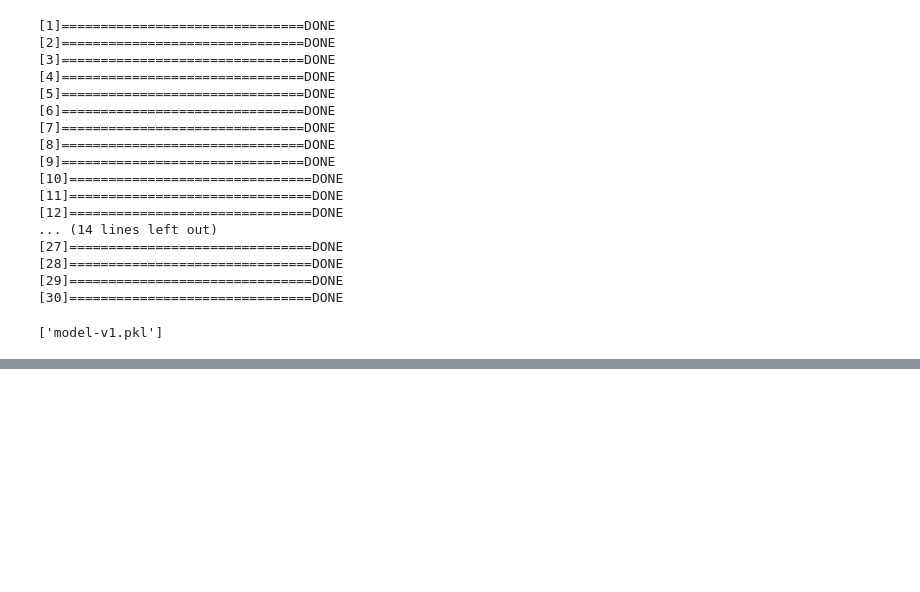
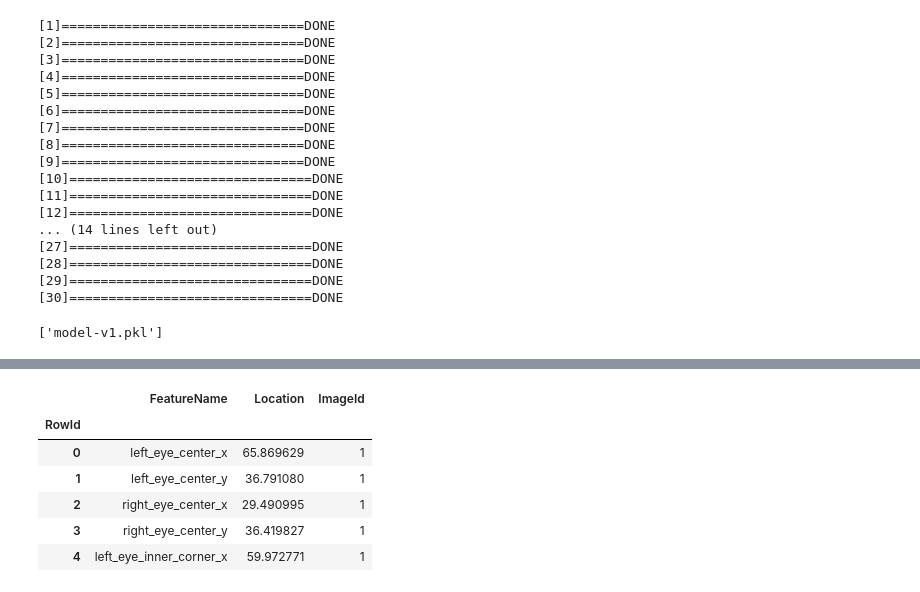
Before and after one commit to vishal-adithya/FacePointX, a Jupyter notebook: main.ipynb, the cells around one changed output, grey strips where cells are left out. Drawn from its saved outputs; the diff is of its cells as text; code cells hidden in the pictures; blank space fills up the shorter version.

```diff
--- a/main.ipynb
+++ b/main.ipynb
@@ -173,0 +204,25 @@ joblib.dump(model_dict,"model-v1.pkl")
+# %%
+keypoint_names = [
+    "left_eye_center_x", "left_eye_center_y",
+    "right_eye_center_x", "right_eye_center_y",
+    "left_eye_inner_corner_x", "left_eye_inner_corner_y",
+    "left_eye_outer_corner_x", "left_eye_outer_corner_y",
+    "right_eye_inner_corner_x", "right_eye_inner_corner_y",
+    "right_eye_outer_corner_x", "right_eye_outer_corner_y",
+    "left_eyebrow_inner_end_x", "left_eyebrow_inner_end_y",
+    "left_eyebrow_outer_end_x", "left_eyebrow_outer_end_y",
+    "right_eyebrow_inner_end_x", "right_eyebrow_inner_end_y",
+    "right_eyebrow_outer_end_x", "right_eyebrow_outer_end_y",
+    "nose_tip_x", "nose_tip_y",
+    "mouth_left_corner_x", "mouth_left_corner_y",
+    "mouth_right_corner_x", "mouth_right_corner_y",
+    "mouth_center_top_lip_x", "mouth_center_top_lip_y",
+    "mouth_center_bottom_lip_x", "mouth_center_bottom_lip_y"
+]
+# %%
+y_pred_df = pd.DataFrame()
+
+for i, (model_key, model) in enumerate(model_dict.items()):
+    y_pred_df["FeatureName"] = keypoint_names[i]
+    y_pred_df["Location"] = model.predict(X_test_features)
+y_pred_df.head()
@@ -173,0 +236,27 @@ joblib.dump(model_dict,"model-v1.pkl")
+# %%
+y_pred_df = pd.DataFrame()
+image_id = test_df["ImageId"].values
+feature_names = []
+location = []
+img_id = []
+for idx,i in enumerate(image_id):
+    for x in range(30):
+        img_id.append(i)
+        feature_names.append(keypoint_names[x])
+        location.append(model_dict[f"model_{x}"].predict([X_test_preprocessed_features[idx]])[0])
+
+y_pred_df["FeatureName"] = feature_names
+y_pred_df["Location"] = location
+y_pred_df["ImageId"] = img_id
+# %%
+y_pred_df.index.name = "RowId"
+y_pred_df.to_csv("submission_model-v1.csv")
+y_pred_df.head()
+# %% [output]
+|  | FeatureName | Location | ImageId |
+| RowId |  |  |  |
+| 0 | left_eye_center_x | 65.869629 | 1 |
+| 1 | left_eye_center_y | 36.791080 | 1 |
+| 2 | right_eye_center_x | 29.490995 | 1 |
+| 3 | right_eye_center_y | 36.419827 | 1 |
+| 4 | left_eye_inner_corner_x | 59.972771 | 1 |
```
Also changed, not shown: parts of 7 cells of this notebook, 1 other file.
